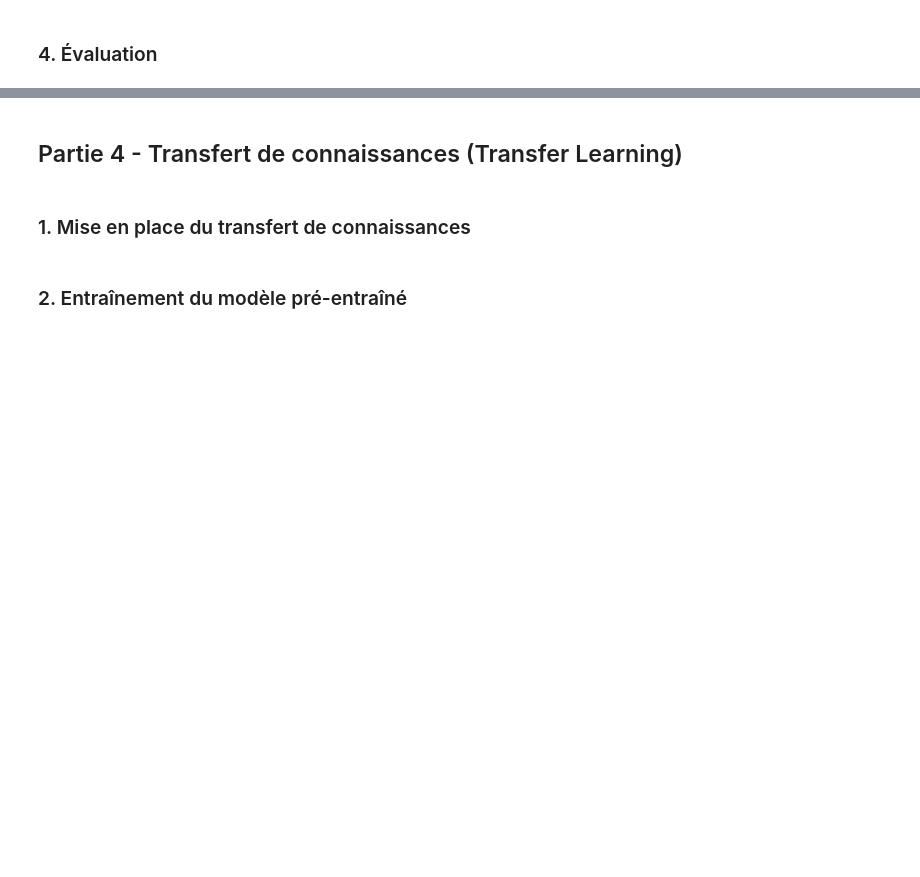
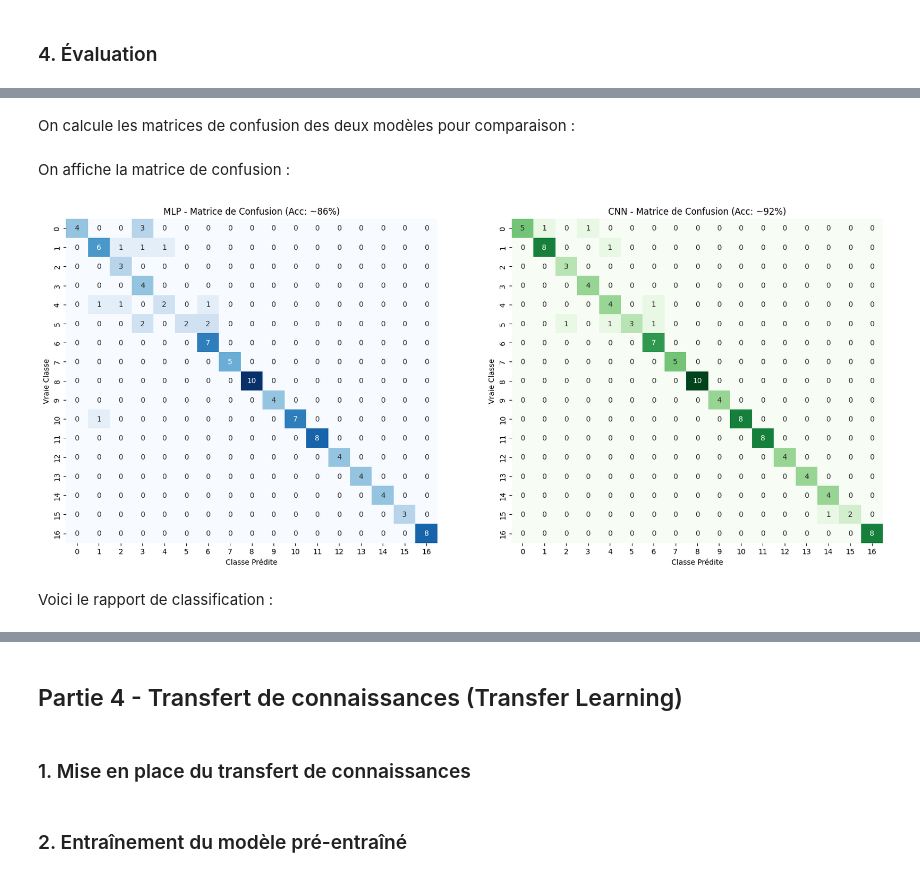
Before and after one commit to Leon-afk1/TP_reseau_neurone, a Jupyter notebook: MiniProjet/Notebook.ipynb, the cells around one changed output, grey strips where cells are left out. Saved outputs shown, nothing was run; the diff lists cells and outputs as text; code cells hidden in the pictures; blank space fills up the shorter version.

```diff
--- a/MiniProjet/Notebook.ipynb
+++ b/MiniProjet/Notebook.ipynb
@@ -559,0 +699,3 @@ Pour conclure, le MLP n'est pas adapté à cette tâche complexe. Pour améliore
+# %%
+y_pred_prob_cnn = model_cnn.predict(X_test_norm)
+y_pred_cnn = np.argmax(y_pred_prob_cnn, axis=1)
@@ -559,0 +704,28 @@ Pour conclure, le MLP n'est pas adapté à cette tâche complexe. Pour améliore
+# %% [markdown]
+On calcule les matrices de confusion des deux modèles pour comparaison :
+# %%
+cm_cnn = confusion_matrix(y_true, y_pred_cnn)
+# %% [markdown]
+On affiche la matrice de confusion :
+# %%
+plt.figure(figsize=(20, 8))
+
+# Matrice MLP
+plt.subplot(1, 2, 1)
+sns.heatmap(cm, annot=True, fmt='d', cmap='Blues', cbar=False)
+plt.title('MLP - Matrice de Confusion (Acc: ~86%)')
+plt.ylabel('Vraie Classe')
+plt.xlabel('Classe Prédite')
+
+# Matrice CNN
+plt.subplot(1, 2, 2)
+sns.heatmap(cm_cnn, annot=True, fmt='d', cmap='Greens', cbar=False)
+plt.title('CNN - Matrice de Confusion (Acc: ~92%)')
+plt.ylabel('Vraie Classe')
+plt.xlabel('Classe Prédite')
+
+plt.show()
+# %% [output]
+[figure, added]
+# %% [markdown]
+Voici le rapport de classification :
```
Also changed, not shown: parts of 38 cells of this notebook.
